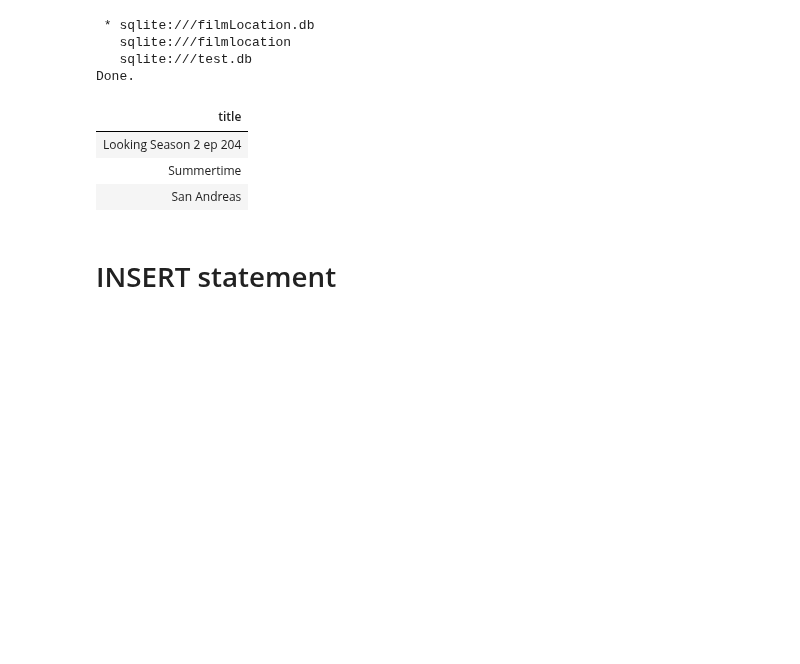
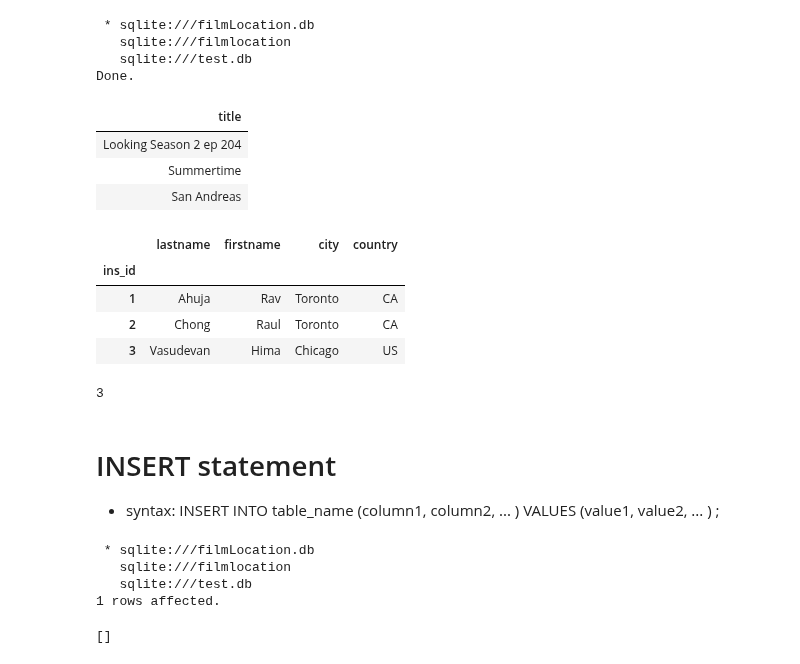
Before and after one commit to Immortal-Pi/IBMdatascience, a Jupyter notebook: Sql/SQLbasics.ipynb, the cells around one changed output. Cells and saved outputs as stored; diff of their text form; code cells hidden in the pictures; blank space fills up the shorter version.

```diff
--- a/Sql/SQLbasics.ipynb
+++ b/Sql/SQLbasics.ipynb
@@ -314,5 +314,33 @@ Done.
 | Looking Season 2 ep 204 |
 | Summertime |
 | San Andreas |
+# %%
+data=pd.read_csv('datasets/instructors.csv',index_col='ins_id')
+# data.reset_index(inplace=True)
+data
+# %% [output]
+|  | lastname | firstname | city | country |
+| ins_id |  |  |  |  |
+| 1 | Ahuja | Rav | Toronto | CA |
+| 2 | Chong | Raul | Toronto | CA |
+| 3 | Vasudevan | Hima | Chicago | US |
+# %%
+data.to_sql('instructor',cnn)
+# %% [output]
+3
 # %% [markdown]
 # INSERT statement
+- syntax:
+INSERT INTO table_name (column1, column2, ... )
+VALUES (value1, value2, ... )
+;
+# %%
+%%sql
+INSERT INTO Instructor(ins_id, lastname, firstname, city, country)
+VALUES(4, 'Saha', 'Sandip', 'Edmonton', 'CA')
+# %% [output]
+ * sqlite:///filmLocation.db
+   sqlite:///filmlocation
+   sqlite:///test.db
+1 rows affected.
+[]
```
Also changed, not shown: parts of 15 cells of this notebook, 3 other files.
